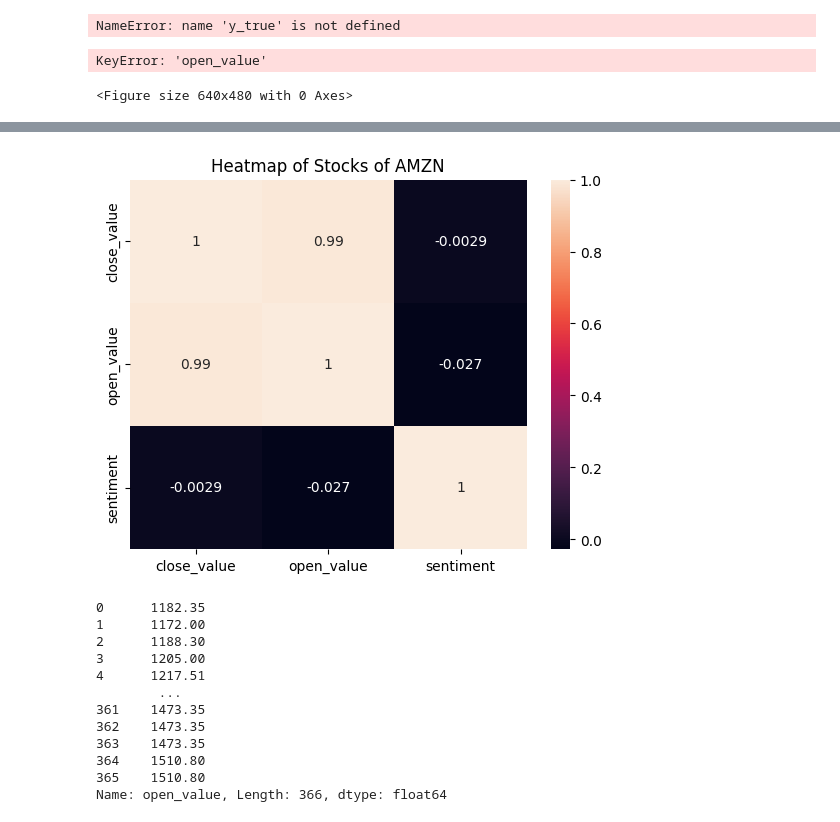
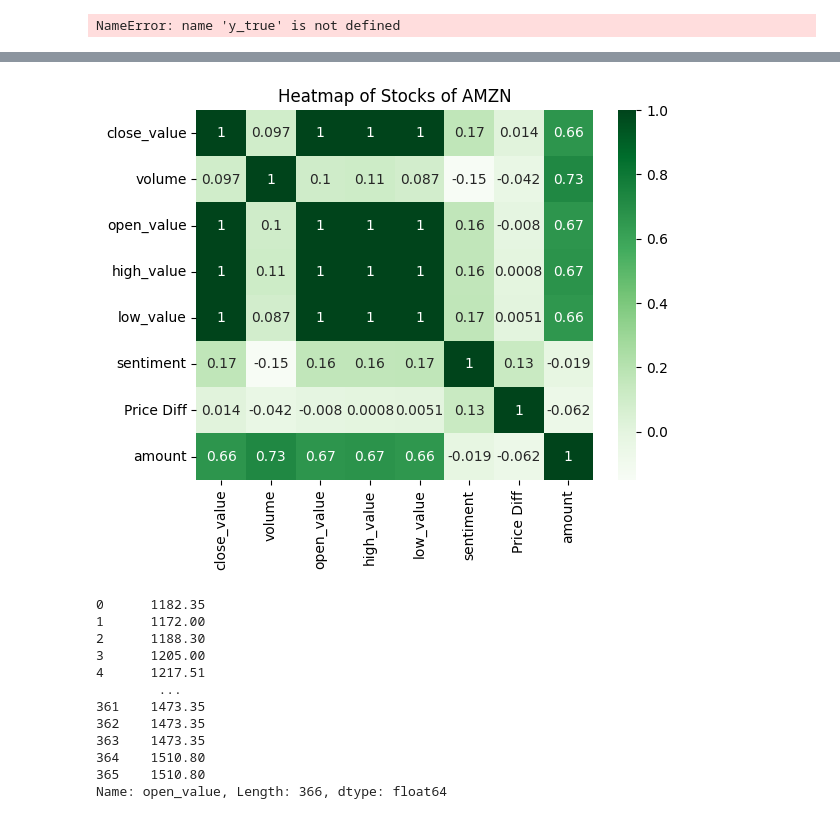
Before and after one commit to Karl-Gilmartin/Twitter-NASDAQ, a Jupyter notebook: ref_main.ipynb, the cells around one changed output, grey strips where cells are left out. Saved outputs shown, nothing was run; the diff lists cells and outputs as text; code cells hidden in the pictures.

```diff
--- a/ref_main.ipynb
+++ b/ref_main.ipynb
@@ -609 +657,3 @@ stocks = stocks.reset_index(drop=True)
+# %%
+stocks = stocks.loc[:1825]
 # %%
@@ -695,7 +745,7 @@ high_value          1853.26
 low_value           1832.23
 Name: 1825, dtype: object
 # %%
-stocks = stocks.loc[1096:1825]
+# stocks = stocks.loc[1096:1825]
 # 1491
 # %%
 stocks.tail()
@@ -817,3 +891,5 @@ stocks = stocks.drop(0)
+# %%
+stocks = stocks.reset_index(drop=True)
 # %%
 stocks.head()
 # %% [output]
@@ -825,0 +902,2 @@ stocks.head()
+# %%
+stocks['amount'] = stocks['volume'] * ((stocks['open_value'] +stocks['close_value'])/2)
@@ -950,22 +1211,8 @@ from sklearn.metrics import balanced_accuracy_score
 balanced_accuracy_score(y_true, y_pred)
 # %% [output]
 NameError: name 'y_true' is not defined
-# %%
-import seaborn as sns # Convention alias for Seaborn
-
-
-
-for var in features:
-    plt.figure() # Creating a rectangle (figure) for each plot
-    # Regression Plot also by default includes
-    # best-fitting regression line
-    # which can be turned off via `fit_reg=False`
-    sns.regplot(x=var, y='close_value', data=df).set(title=f'Regression plot of {var} and Petrol Consumption');
-# %% [output]
-KeyError: 'open_value'
-<Figure size 640x480 with 0 Axes>
 # %%
 correlations = stocks.corr()
 # annot=True displays the correlation values
-sns.heatmap(correlations, annot=True).set(title='Heatmap of Stocks of AMZN');
+sns.heatmap(correlations, annot=True, cmap="Greens").set(title='Heatmap of Stocks of AMZN');
 # %% [output]
@@ -972,4 +1220,4 @@ sns.heatmap(correlations, annot=True).set(title='Heatmap of Stocks of AMZN');
-[figure, old version]
+[figure, new version]
 # %%
 from sklearn.model_selection import KFold
 from sklearn.model_selection import cross_val_score
```
Also changed, not shown: parts of 53 cells of this notebook.
